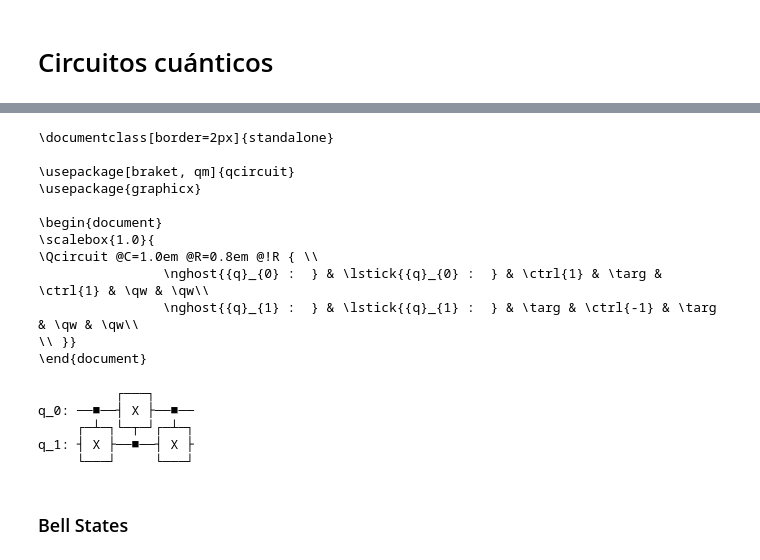
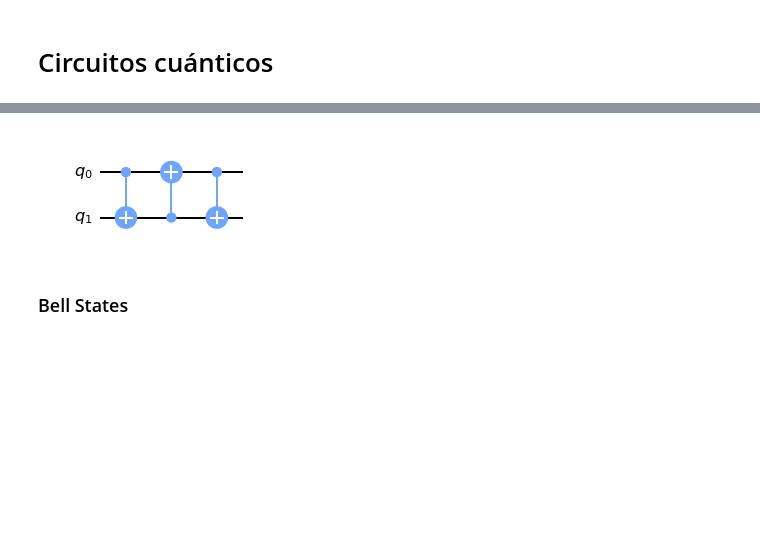
Before and after one commit to JaimeDelaVegaFornie/TFG-2022, a Jupyter notebook: TFG.ipynb, the cells around one changed output, grey strips where cells are left out. Saved outputs shown, nothing was run; the diff lists cells and outputs as text; code cells hidden in the pictures; blank space fills up the shorter version.

```diff
--- a/TFG.ipynb
+++ b/TFG.ipynb
@@ -313,28 +162,12 @@ ket{1}: ┤ X ├
 # %%
 qc=QuantumCircuit(2)
 qc.cx(0,1)
 qc.cx(1,0)
 qc.cx(0,1)
-print(qc.draw(output='latex_source'))
-qc.draw()
+#print(qc.draw(output='latex_source'))
+qc.draw(output='mpl')
 # %% [output]
-\documentclass[border=2px]{standalone}
-
-\usepackage[braket, qm]{qcircuit}
-\usepackage{graphicx}
-
-\begin{document}
-\scalebox{1.0}{
-\Qcircuit @C=1.0em @R=0.8em @!R { \\
-                \nghost{{q}_{0} :  } & \lstick{{q}_{0} :  } & \ctrl{1} & \targ & \ctrl{1} & \qw & \qw\\
-                \nghost{{q}_{1} :  } & \lstick{{q}_{1} :  } & \targ & \ctrl{-1} & \targ & \qw & \qw\\
-\\ }}
-\end{document}
-          ┌───┐
-q_0: ──■──┤ X ├──■──
-     ┌─┴─┐└─┬─┘┌─┴─┐
-q_1: ┤ X ├──■──┤ X ├
-     └───┘     └───┘
+[figure, added]
 # %% [markdown]
 ### Bell States
 # %%
```
Also changed, not shown: parts of 24 cells of this notebook.
